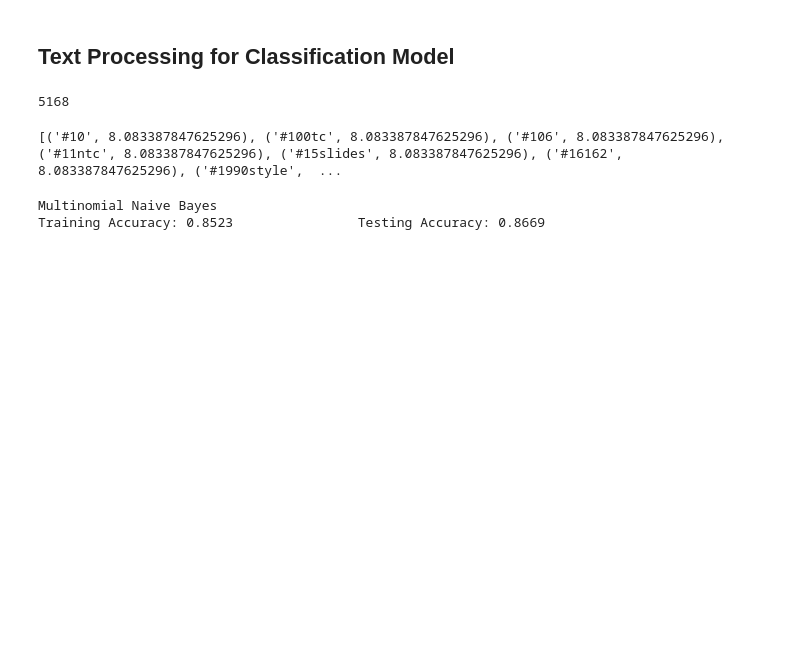
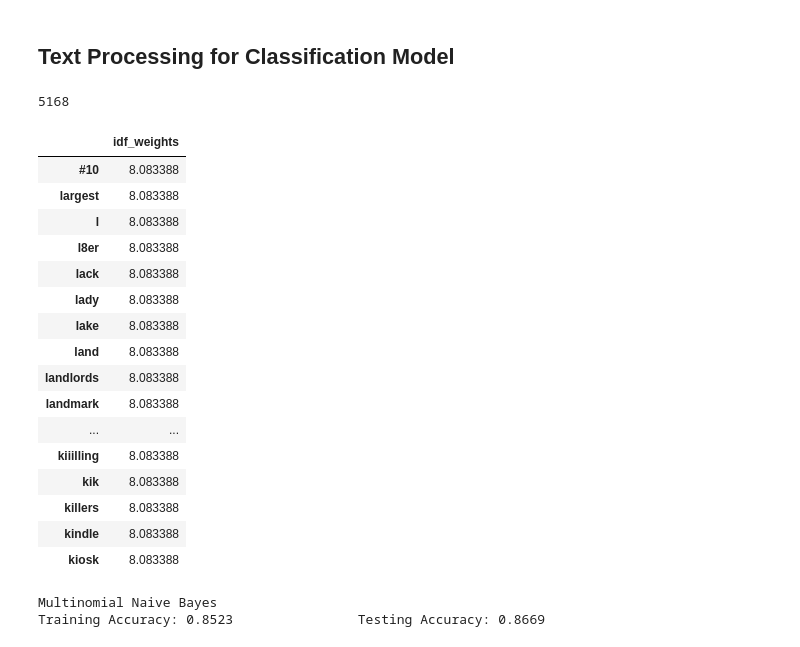
Before and after one commit to lspope/dsc-phase-4-project, a Jupyter notebook: notebooks/modeling.ipynb, the cells around one changed output. Saved outputs shown, nothing was run; the diff lists cells and outputs as text; code cells hidden in the pictures; blank space fills up the shorter version.

```diff
--- a/notebooks/modeling.ipynb
+++ b/notebooks/modeling.ipynb
@@ -207,14 +207,30 @@ tf_idf_data_test_binary = vectorizer_for_binary.transform(test_tweets_binary)
 print(len(vectorizer_for_binary.vocabulary_.keys()))
 # %% [output]
 5168
-# %%
-# TF-IDF - Let's see which terms were important
-idf = vectorizer_for_binary.idf_
-feature_weights_dict = dict(zip(vectorizer_for_binary.get_feature_names(), idf))
-sorted_idf = sorted(feature_weights_dict.items(), key=lambda x: x[1], reverse=True)
-print(sorted_idf[0:50])
-# %% [output]
-[('#10', 8.083387847625296), ('#100tc', 8.083387847625296), ('#106', 8.083387847625296), ('#11ntc', 8.083387847625296), ('#15slides', 8.083387847625296), ('#16162', 8.083387847625296), ('#1990style',  ...
+# %%
+# Let's see what terms were important
+# print idf values
+df_idf = pd.DataFrame(vectorizer_for_binary.idf_, index=vectorizer_for_binary.get_feature_names(),columns=["idf_weights"])
+
+df_idf.sort_values(by=['idf_weights'], ascending=False)[:50]
+# %% [output]
+|  | idf_weights |
+| #10 | 8.083388 |
+| largest | 8.083388 |
+| l | 8.083388 |
+| l8er | 8.083388 |
+| lack | 8.083388 |
+| lady | 8.083388 |
+| lake | 8.083388 |
+| land | 8.083388 |
+| landlords | 8.083388 |
+| landmark | 8.083388 |
+| ... | ... |
+| kiiilling | 8.083388 |
+| kik | 8.083388 |
+| killers | 8.083388 |
+| kindle | 8.083388 |
+| kiosk | 8.083388 |
 # %%
 # Model creation
 # create some models and fit them to our vectorized training data
```
Also changed, not shown: parts of 3 cells of this notebook, 1 other file.
